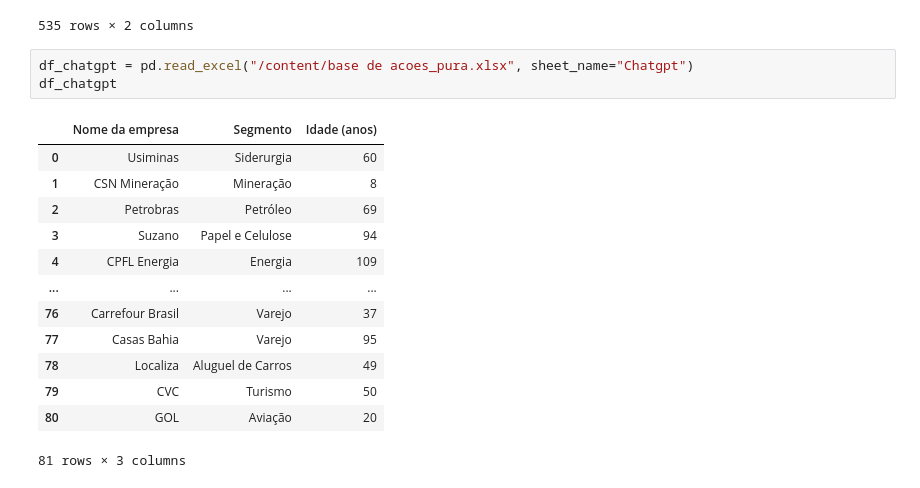
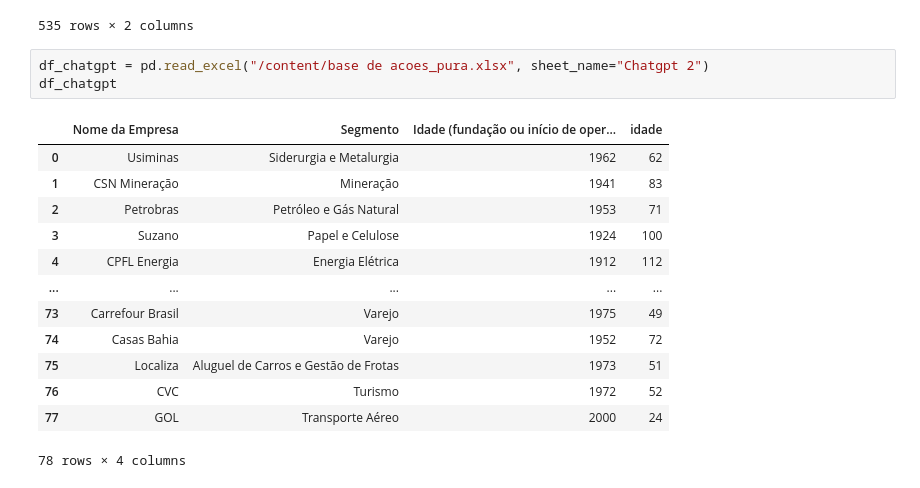
Before and after one commit to mariaiteixeira/imersao-python, a Jupyter notebook: Imersão_Python.ipynb, the cells around one changed output. Saved outputs shown, nothing was run; the diff lists cells and outputs as text.

```diff
--- a/Imersão_Python.ipynb
+++ b/Imersão_Python.ipynb
@@ -54,19 +55,19 @@ df_ticker
 | 534 | MMAQ4 | Minasmáquinas |
 535 rows × 2 columns
 # %%
-df_chatgpt = pd.read_excel("/content/base de acoes_pura.xlsx", sheet_name="Chatgpt")
+df_chatgpt = pd.read_excel("/content/base de acoes_pura.xlsx", sheet_name="Chatgpt 2")
 df_chatgpt
 # %% [output]
-|  | Nome da empresa | Segmento | Idade (anos) |
-| 0 | Usiminas | Siderurgia | 60 |
-| 1 | CSN Mineração | Mineração | 8 |
-| 2 | Petrobras | Petróleo | 69 |
-| 3 | Suzano | Papel e Celulose | 94 |
-| 4 | CPFL Energia | Energia | 109 |
-| ... | ... | ... | ... |
-| 76 | Carrefour Brasil | Varejo | 37 |
-| 77 | Casas Bahia | Varejo | 95 |
-| 78 | Localiza | Aluguel de Carros | 49 |
-| 79 | CVC | Turismo | 50 |
-| 80 | GOL | Aviação | 20 |
+|  | Nome da Empresa | Segmento | Idade (fundação ou início de oper... | idade |
+| 0 | Usiminas | Siderurgia e Metalurgia | 1962 | 62 |
+| 1 | CSN Mineração | Mineração | 1941 | 83 |
+| 2 | Petrobras | Petróleo e Gás Natural | 1953 | 71 |
+| 3 | Suzano | Papel e Celulose | 1924 | 100 |
+| 4 | CPFL Energia | Energia Elétrica | 1912 | 112 |
+| ... | ... | ... | ... | ... |
+| 73 | Carrefour Brasil | Varejo | 1975 | 49 |
+| 74 | Casas Bahia | Varejo | 1952 | 72 |
+| 75 | Localiza | Aluguel de Carros e Gestão de Frotas | 1973 | 51 |
+| 76 | CVC | Turismo | 1972 | 52 |
+| 77 | GOL | Transporte Aéreo | 2000 | 24 |
-81 rows × 3 columns
+78 rows × 4 columns
```
Also changed, not shown: parts of 24 cells of this notebook, 1 other file.
